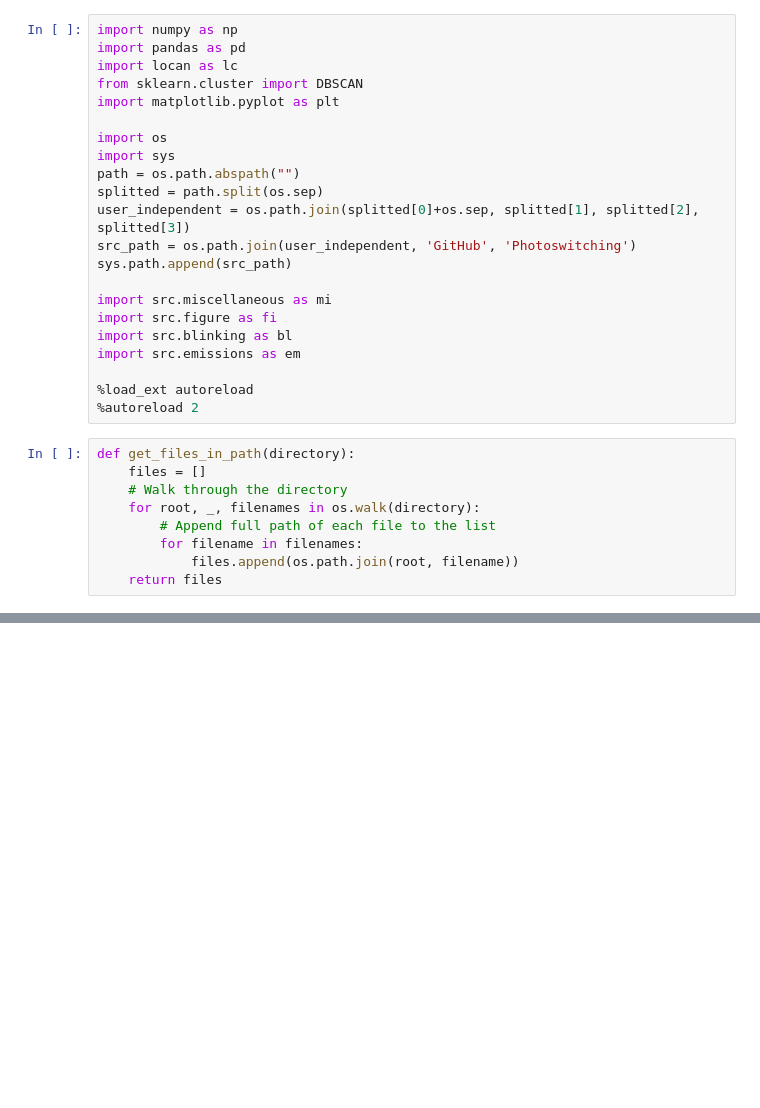
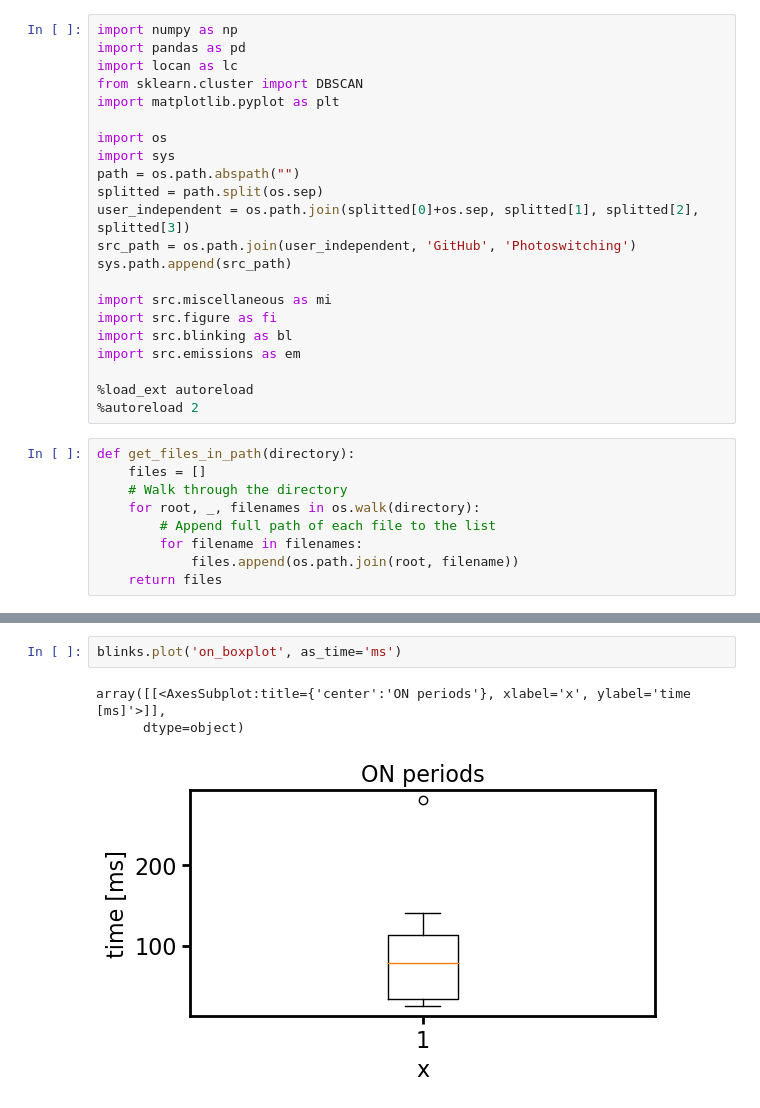
Before and after one commit to super-resolution/Fluopy, a Jupyter notebook: notebooks/cy5/experimental_data/DNA origami/ref.ipynb, the cells around one changed output, grey strips where cells are left out. Drawn from its saved outputs; the diff is of its cells as text; blank space fills up the shorter version.

```diff
--- a/notebooks/cy5/experimental_data/DNA origami/ref.ipynb
+++ b/notebooks/cy5/experimental_data/DNA origami/ref.ipynb
@@ -31,0 +71,6 @@ def get_files_in_path(directory):
+# %%
+blinks.plot('on_boxplot', as_time='ms')
+# %% [output]
+array([[<AxesSubplot:title={'center':'ON periods'}, xlabel='x', ylabel='time [ms]'>]],
+      dtype=object)
+[figure, added]
```
Also changed, not shown: parts of 31 cells of this notebook, 29 other files.
